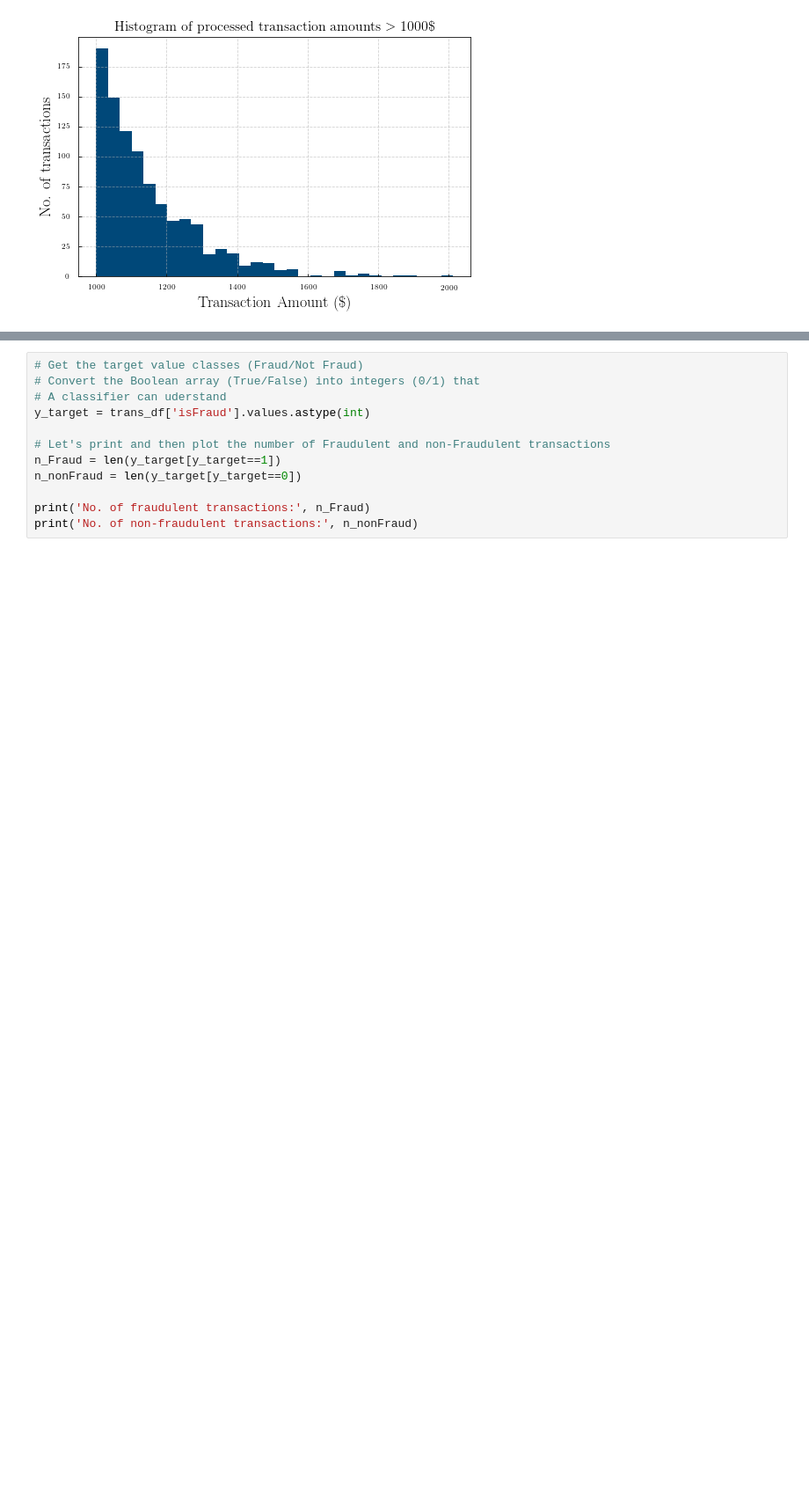
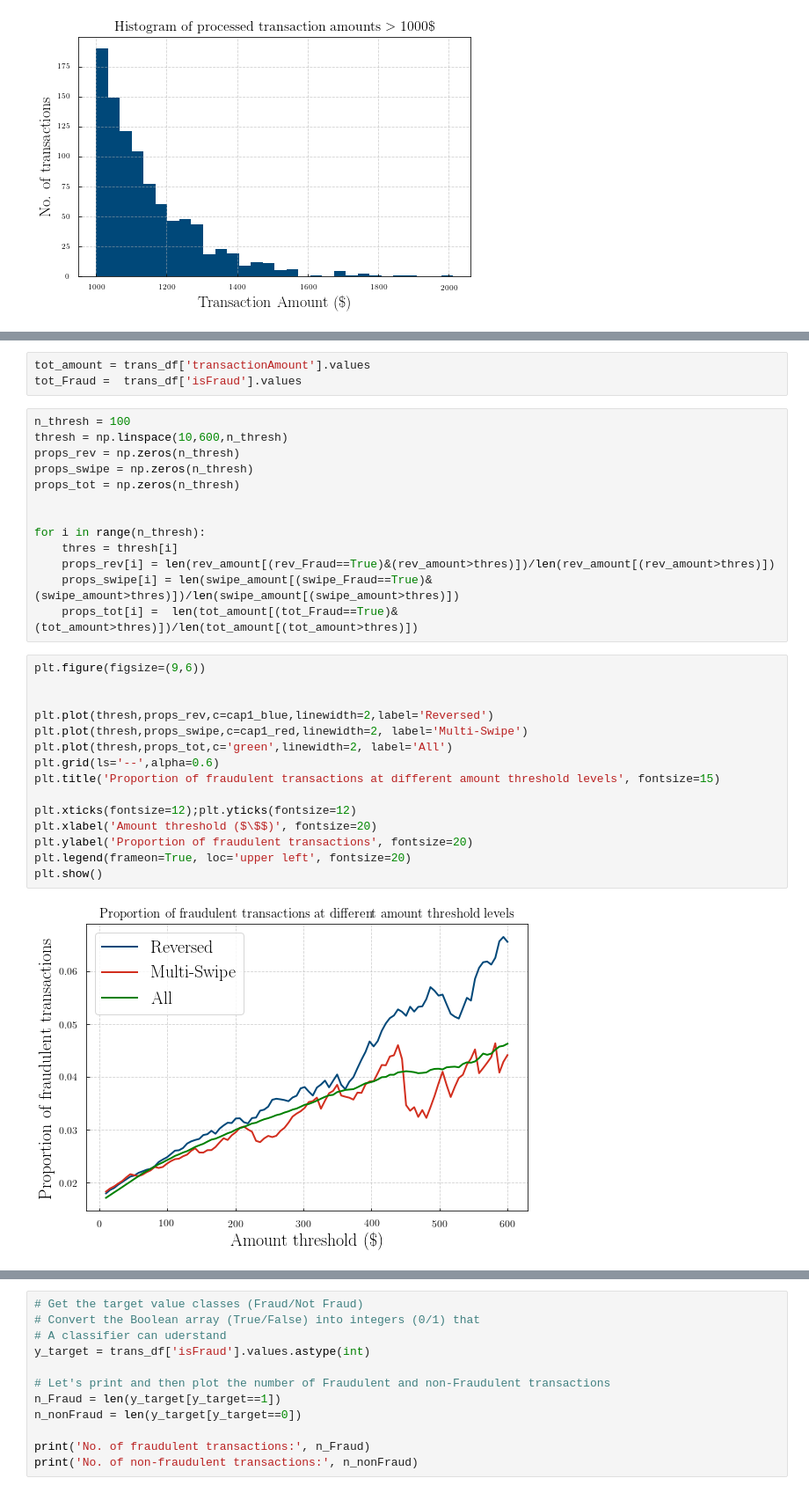
Before and after one commit to dtanoglidis/BayesianNN, a Jupyter notebook: Capital One Data Science Challenge.ipynb, the cells around one changed output, grey strips where cells are left out. Shown: that part at 88% size. Cells and saved outputs as stored; diff of their text form; blank space fills up the shorter version.

```diff
--- a/Capital One Data Science Challenge.ipynb
+++ b/Capital One Data Science Challenge.ipynb
@@ -385,0 +366,33 @@ In this part we model
+# %%
+tot_amount = trans_df['transactionAmount'].values
+tot_Fraud =  trans_df['isFraud'].values
+# %%
+n_thresh = 100
+thresh = np.linspace(10,600,n_thresh)
+props_rev = np.zeros(n_thresh)
+props_swipe = np.zeros(n_thresh)
+props_tot = np.zeros(n_thresh)
+
+
+for i in range(n_thresh):
+    thres = thresh[i]
+    props_rev[i] = len(rev_amount[(rev_Fraud==True)&(rev_amount>thres)])/len(rev_amount[(rev_amount>thres)])
+    props_swipe[i] = len(swipe_amount[(swipe_Fraud==True)&(swipe_amount>thres)])/len(swipe_amount[(swipe_amount>thres)])
+    props_tot[i] =  len(tot_amount[(tot_Fraud==True)&(tot_amount>thres)])/len(tot_amount[(tot_amount>thres)])
+# %%
+plt.figure(figsize=(9,6))
+
+
+plt.plot(thresh,props_rev,c=cap1_blue,linewidth=2,label='Reversed')
+plt.plot(thresh,props_swipe,c=cap1_red,linewidth=2, label='Multi-Swipe')
+plt.plot(thresh,props_tot,c='green',linewidth=2, label='All')
+plt.grid(ls='--',alpha=0.6)
+plt.title('Proportion of fraudulent transactions at different amount threshold levels', fontsize=15)
+
+plt.xticks(fontsize=12);plt.yticks(fontsize=12)
+plt.xlabel('Amount threshold ($\$$)', fontsize=20)
+plt.ylabel('Proportion of fraudulent transactions', fontsize=20)
+plt.legend(frameon=True, loc='upper left', fontsize=20)
+plt.show()
+# %% [output]
+[figure, added]
```
Also changed, not shown: parts of 33 cells of this notebook.
